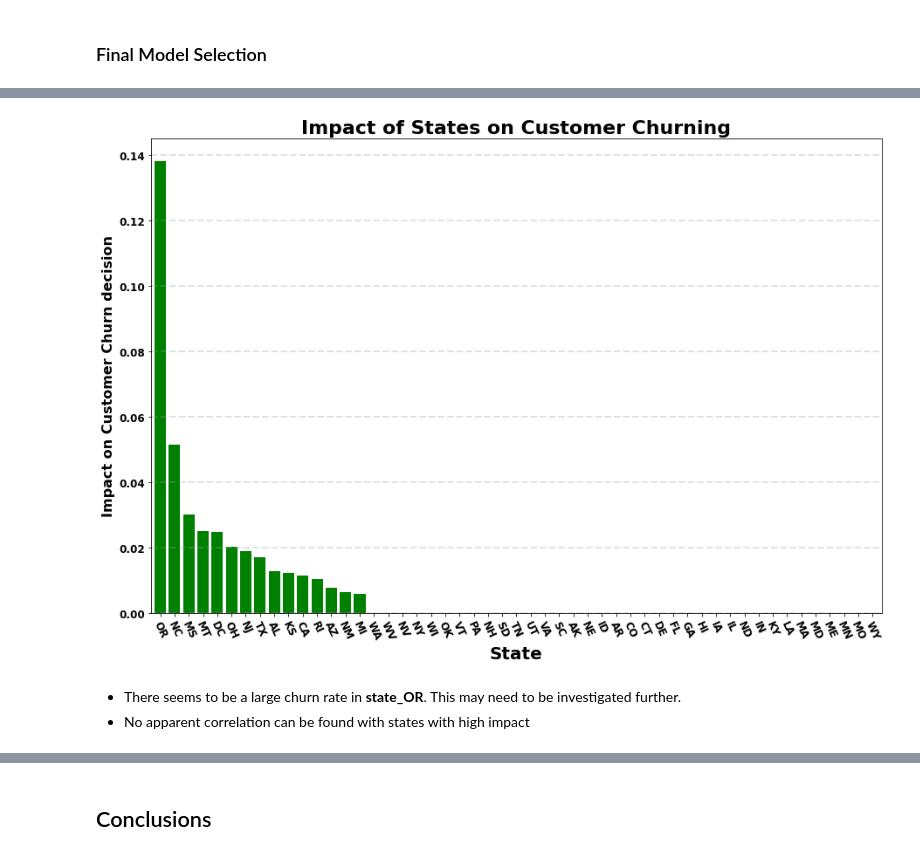
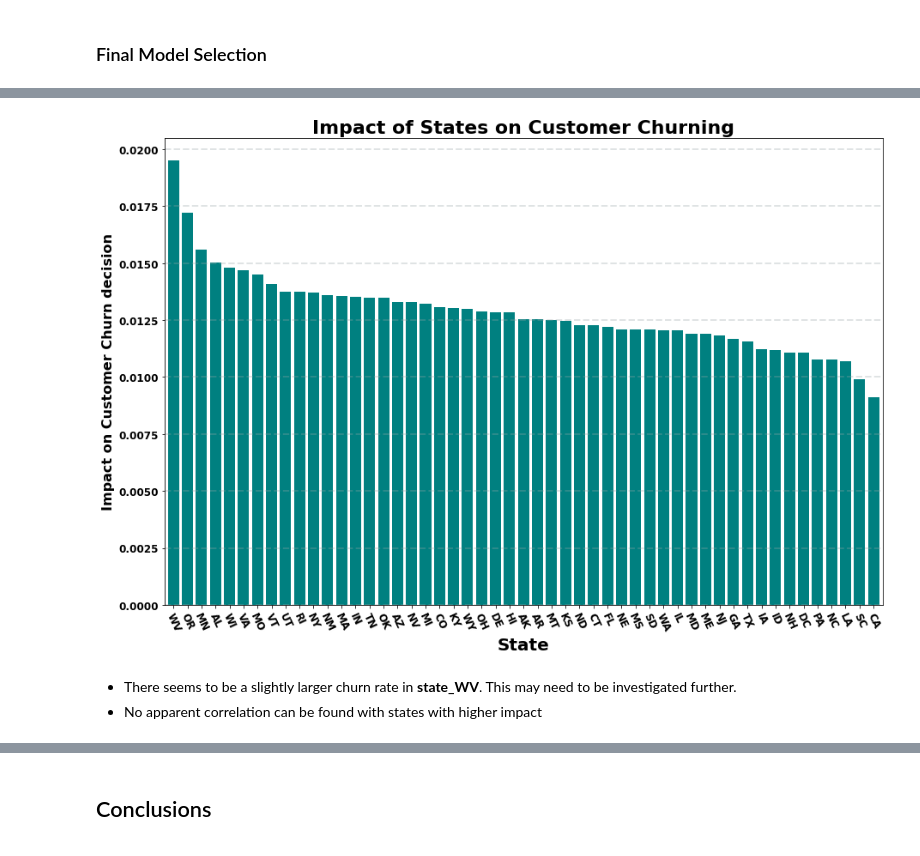
Before and after one commit to brianlee35/telecom-churn-analysis, a Jupyter notebook: telecom_notebook.ipynb, the cells around one changed output, grey strips where cells are left out. Saved outputs shown, nothing was run; the diff lists cells and outputs as text; code cells hidden in the pictures.

```diff
--- a/telecom_notebook.ipynb
+++ b/telecom_notebook.ipynb
@@ -429,0 +511,12 @@ plot_feature_importances(forest)
+# %%
+# Applying best Random Forest parameters
+forest = RandomForestClassifier(max_depth=25, min_samples_split=2)
+forest.fit(X_train_sm, np.ravel(y_train_sm))
+
+vals = forest.predict(X_train_sm)
+preds = forest.predict(X_test)
+
+print(confusion_matrix(y_test, preds))
+print(classification_report(y_test, preds))
+print('Training Recall: ', recall_score(y_train_sm, vals)*100)
+print('Testing Recall: ', recall_score(y_test, preds)*100)
@@ -473,24 +551,18 @@ df_xgb = pd.get_dummies(df)
-# %%
-# Create X,y and train/test
-X = df_xgb.drop(columns=['churn'], axis=1)
-y = df_xgb['churn']
-
-X_train, X_test, y_train, y_test = train_test_split(X, y, test_size = 0.25, random_state=10)
 # %%
 # Instantiate XGBClassifier
 xgb = XGBClassifier()
 
 # Fit XGBClassifier
-xgb.fit(X_train, np.ravel(y_train))
+xgb.fit(X_train_sm, np.ravel(y_train_sm))
 
 # Predict on training and test sets
-training_preds = xgb.predict(X_train)
+training_preds = xgb.predict(X_train_sm)
 test_preds = xgb.predict(X_test)
 
 # Accuracy of training and test sets
-training_accuracy = accuracy_score(y_train, training_preds)
-test_accuracy = accuracy_score(y_test, test_preds)
+training_recall = recall_score(y_train_sm, training_preds)
+test_recall = recall_score(y_test, test_preds)
 
-print('Training Accuracy: {:.4}%'.format(training_accuracy * 100))
-print('Validation accuracy: {:.4}%'.format(test_accuracy * 100))
+print('Training Recall: {:.4}%'.format(training_recall * 100))
+print('Test Recall: {:.4}%'.format(test_recall * 100))
 # %% [output]
@@ -571,7 +650,7 @@ df_final.head()
 # %%
-df_final_detail = df_final[:12]
+df_final_detail = df_final[:14]
 display(df_final_detail.head())
-df_final_state = df_final[12:]
+df_final_state = df_final[14:]
 display(df_final_state.head())
 # %% [output]
 |  | coefficient |
@@ -602,16 +681,16 @@ df_final_state.head()
 # %%
 # Create a barplot of state's impact on churn
-ax = df_final_state.sort_values(by=['coefficient'], ascending=False).plot(kind='bar', width=0.8, color = 'green', figsize=(15,10))
+ax = df_final_state.sort_values(by=['coefficient'], ascending=False).plot(kind='bar', width=0.8, color = 'teal', figsize=(15,10))
 ax.set_title("Impact of States on Customer Churning", fontsize = 22, fontweight = 'bold')
 ax.set_xlabel("State", fontsize=20, fontweight='bold')
 ax.set_ylabel("Impact on Customer Churn decision", fontsize=16, fontweight='bold');
 ax.get_legend().remove()
 
 plt.xticks(rotation=-65, fontsize=12, fontweight='bold')
 plt.yticks(fontsize=12, fontweight='bold')
 plt.grid(color='#95a5a6', linestyle='--', linewidth=2, axis='y', alpha=0.3)
 # %% [output]
-[figure, old version]
+[figure, new version]
 # %% [markdown]
-* There seems to be a large churn rate in __state_OR__. This may need to be investigated further.
-* No apparent correlation can be found with states with high impact
+* There seems to be a slightly larger churn rate in __state_WV__. This may need to be investigated further.
+* No apparent correlation can be found with states with higher impact
```
Also changed, not shown: parts of 72 cells of this notebook, 2 other files.
